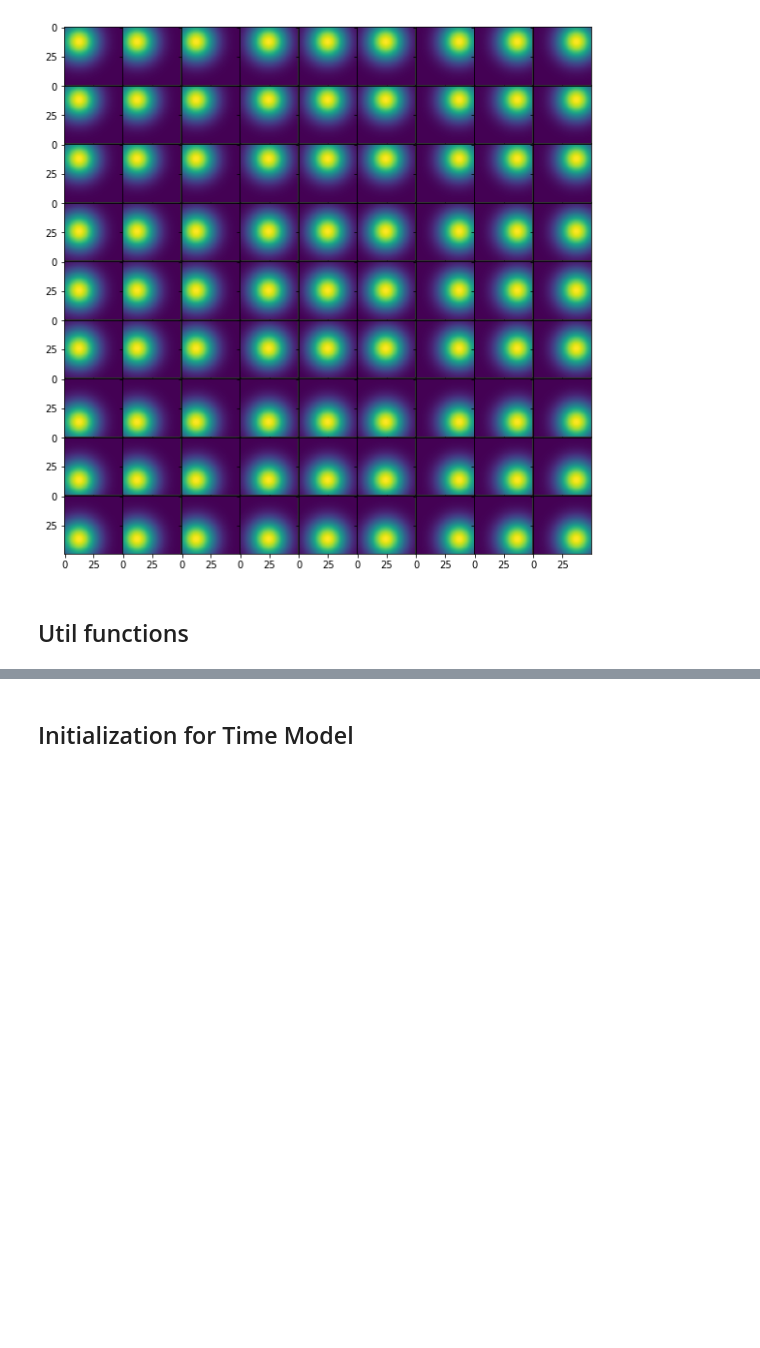
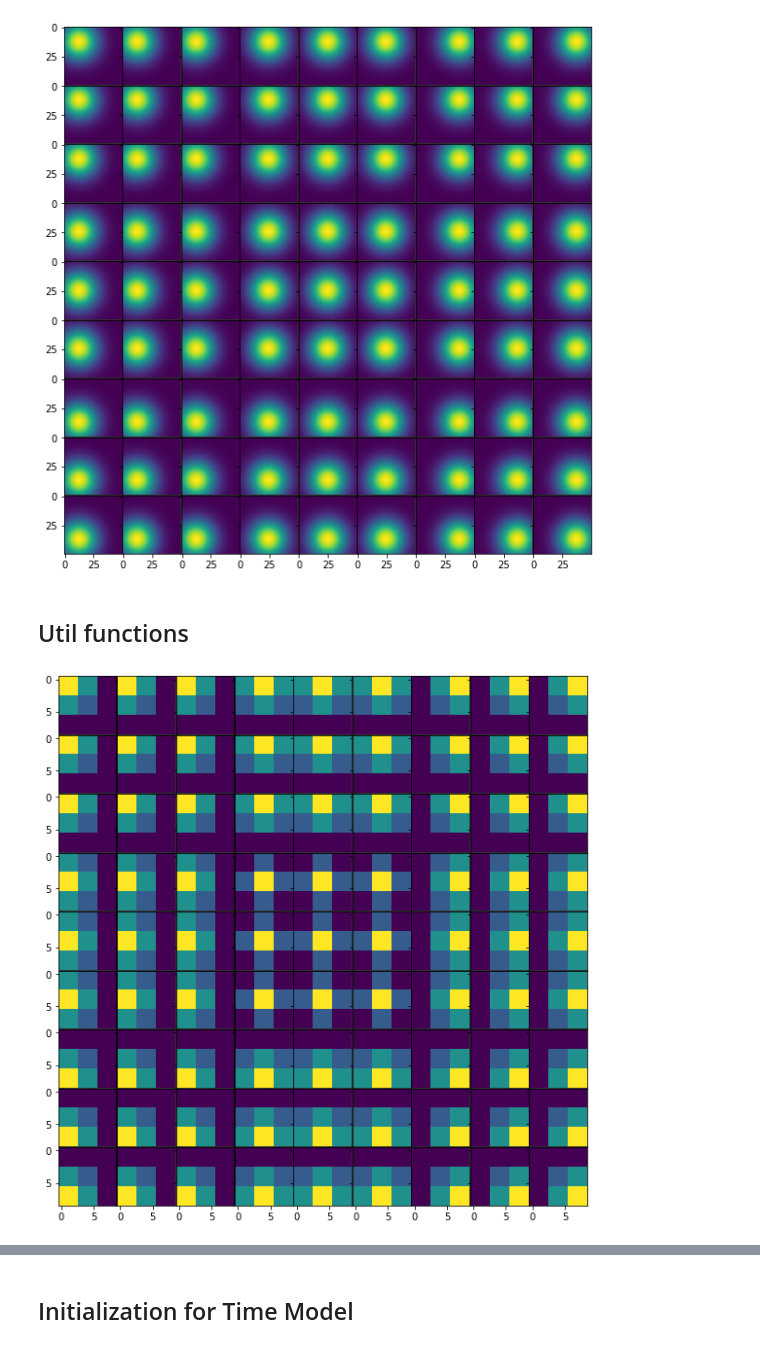
Before and after one commit to Readilyield/NormalizationEffect, a Jupyter notebook: jupyternotes/MacroMicroGrid.ipynb, the cells around one changed output, grey strips where cells are left out. Drawn from its saved outputs; the diff is of its cells as text; code cells hidden in the pictures; blank space fills up the shorter version.

```diff
--- a/jupyternotes/MacroMicroGrid.ipynb
+++ b/jupyternotes/MacroMicroGrid.ipynb
@@ -224,11 +227,11 @@ plt.show()
 # %% [markdown]
 ## Util functions
 # %%
-def CircularRFwt(target, neurons):
+def CircularRFwt(target, neurons, radius=0.5):
     #target: input neuron to generate weights w.r.t others
     #neurons: the list of all other neurons in the same pool as the target
     N = len(neurons)
-    r = min(target.grid.xylim)/2 #radius = quarter of box side length
+    r = min(target.grid.xylim)*radius #radius = quarter of box side length
     tar_x, tar_y = target.x, target.y
     weight = np.zeros(N)
     #neuron i in the list has weight i
@@ -236,6 +239,7 @@ def CircularRFwt(target, neurons):
     for i in range(N):
         n_x, n_y = neurons[i].x, neurons[i].y
         dist = np.sqrt((tar_x-n_x)**2+(tar_y-n_y)**2)
+#         pdb.set_trace()
         if dist > r:
             weight[i] = 0
         else:
@@ -244,11 +248,28 @@ def CircularRFwt(target, neurons):
 
     if count == 0:
         count = count + 1
+#     pdb.set_trace()
     #return weight/count this part needs debugging
-    return weight
+    return weight/(weight.sum())
 
 def WtResponse(response, weight):
     #returns the sum of weighted responses in the neuron pool
     assert(len(response) == len(weight))
     #response from neuron i is assigned with weight i
     return sum(weight*response)
+# %%
+neur_grid_curves = [CircularRFwt(neuron, neur_grid, radius=1).reshape(9,9) for neuron in neur_grid]
+# counts = [CircularRFwt(neuron, neur_grid, radius=1)[1] for neuron in neur_grid]
+fig = plt.figure(figsize=(10., 10.))
+grid = ImageGrid(fig, 111,  # similar to subplot(111)
+                 nrows_ncols=(9, 9),  # creates 2x2 grid of axes
+                 axes_pad=0.01,  # pad between axes in inch.
+                 )
+
+for ax, im in zip(grid, neur_grid_curves):
+    # Iterating over the grid returns the Axes.
+    ax.imshow(im)
+
+plt.show()
+# %% [output]
+[figure, added]
```
Also changed, not shown: parts of 11 cells of this notebook.
